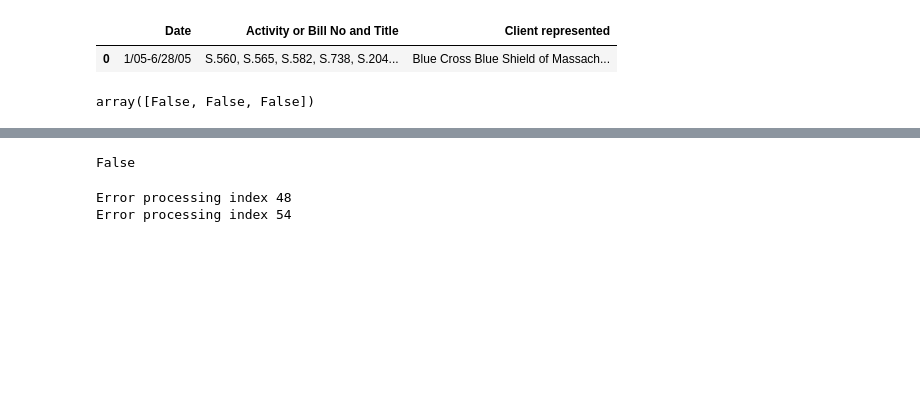
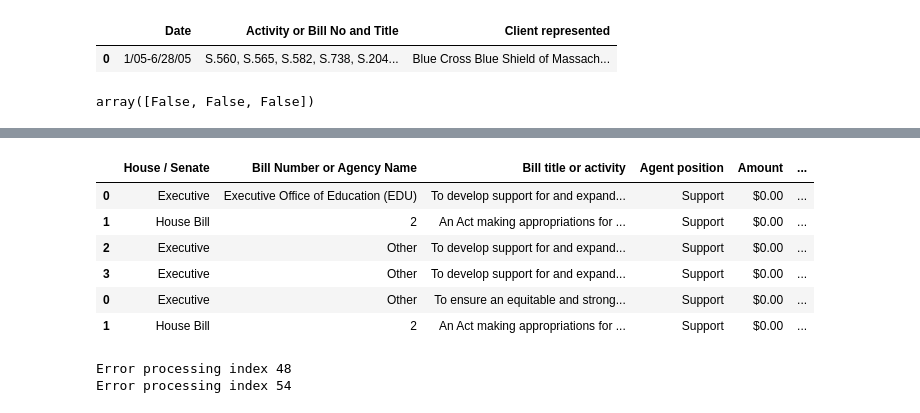
Before and after one commit to ren0nie0/advocacy-maps, a Jupyter notebook: lobbying/notebooks/lobbydoodles.ipynb, the cells around one changed output, grey strips where cells are left out. Cells and saved outputs as stored; diff of their text form; code cells hidden in the pictures; blank space fills up the shorter version.

```diff
--- a/lobbying/notebooks/lobbydoodles.ipynb
+++ b/lobbying/notebooks/lobbydoodles.ipynb
@@ -369,0 +360,7 @@ ldf[4]
+# %%
+table = ldf[5][0:7].transpose()
+table.columns = table.iloc[0]
+table = table[1:]
+name = table['Lobbyist name'][1]
+re.sub("\s\s+", " ", name)
+name
@@ -369,0 +449,9 @@ ldf[4]
+# %%
+tables = {}
+for i in range(len(edf)):
+    if ('House / Senate' in str(edf[i]) and len(edf[i]) == 1):
+        print(i)
+        tables.setdefault('Activities', pd.DataFrame())
+        client = edf[i-1][0][0].split('Client:')[1].strip()
+        table = edf[i+1][:-1]
+        tables['Activities'] = pd.concat( [tables['Activities'], edf[i+1][:-1]])
@@ -369,0 +465,5 @@ ldf[4]
+# %%
+tables = LobbyingDataPage(test_entity_htmls[1]).fetch_tables()
+for table in tables.keys():
+    print(f'{table.replace(" ","_").lower()}.csv')
+    print(tables[table])
@@ -370,13 +488,23 @@ ldf[4]
+# %%
+table.assign(Client = 'Derp')
+# %% [output]
+|  | House / Senate | Bill Number or Agency Name | Bill title or activity | Agent position | Amount | ... |
+| 0 | Executive | Executive Office of Education (EDU) | To develop support for and expand... | Support | $0.00 | ... |
+| 1 | House Bill | 2 | An Act making appropriations for ... | Support | $0.00 | ... |
+| 2 | Executive | Other | To develop support for and expand... | Support | $0.00 | ... |
+| 3 | Executive | Other | To develop support for and expand... | Support | $0.00 | ... |
+| 0 | Executive | Other | To ensure an equitable and strong... | Support | $0.00 | ... |
+| 1 | House Bill | 2 | An Act making appropriations for ... | Support | $0.00 | ... |
 # %%
 for i in range(len(html05)):
-    df = pd.read_html(html05[i])
-    print(i)
-    is_entity = 'Entity' in df[4][0][2]
-    is_valid = 'disclosure' in df[4][0][2]
-    if not is_valid:
-        print('HAHA WHAT')
+    dfs = pd.read_html(html05[i])
+    is_error = 'An Error Occurred' in str(dfs[0][0])
+    if is_error:
+        print(f'Error processing index {i}')
+        #Return
+    else: #Remove
+        is_entity = 'Entity' in dfs[4][0][2]
+        header_table = dfs[5]
+# %% [output]
+Error processing index 48
+Error processing index 54
-# %%
-dfs = pd.read_html(html05[0])
-'An Error Occurred' in str(dfs[0][0])
-# %% [output]
-False
@@ -385,15 +511,3 @@ html05[0]
-# %%
-for i in range(len(html05)):
-    dfs = pd.read_html(html05[i])
-    is_error = 'An Error Occurred' in str(dfs[0][0])
-    if is_error:
-        print(f'Error processing index {i}')
-        #Return
-    else: #Remove
-        is_entity = 'Entity' in dfs[4][0][2]
-# %% [output]
-Error processing index 48
-Error processing index 54
 # %%
 # Header:
 # Authorizing Officer name / Lobbyist name
```
Also changed, not shown: parts of 14 cells of this notebook, 1 other file.
